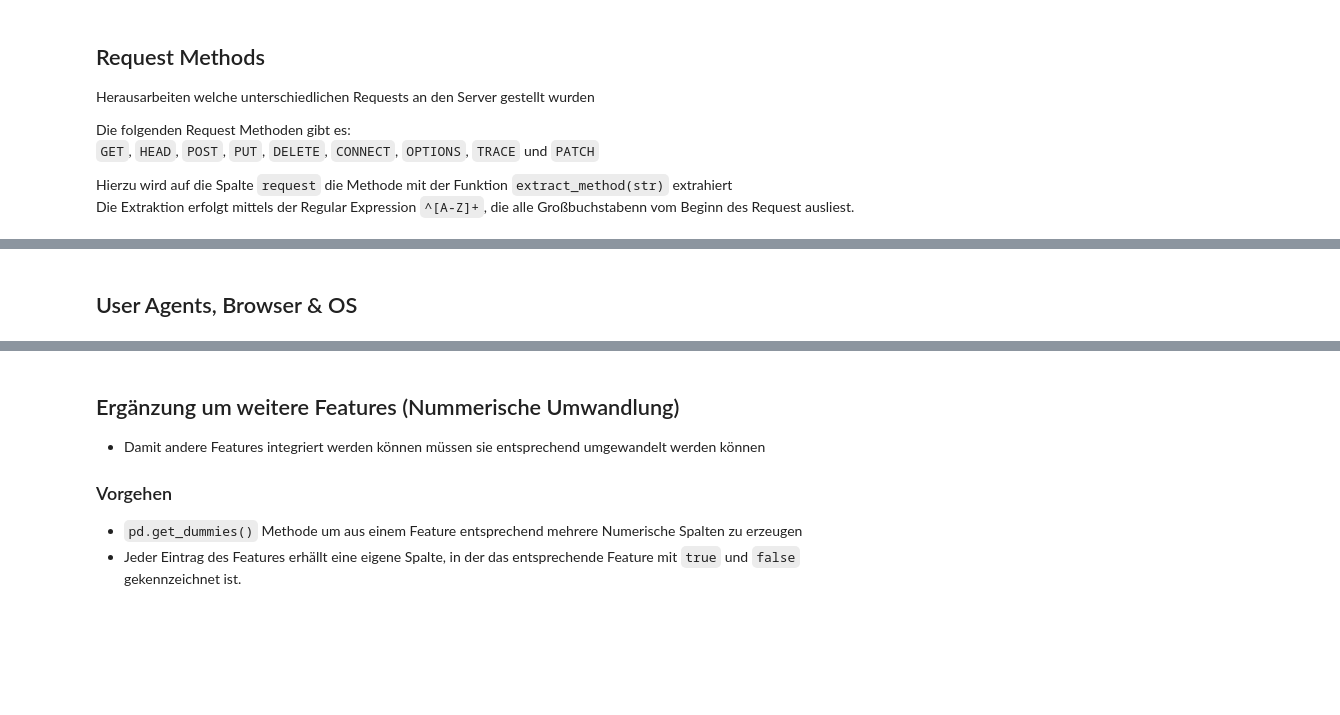
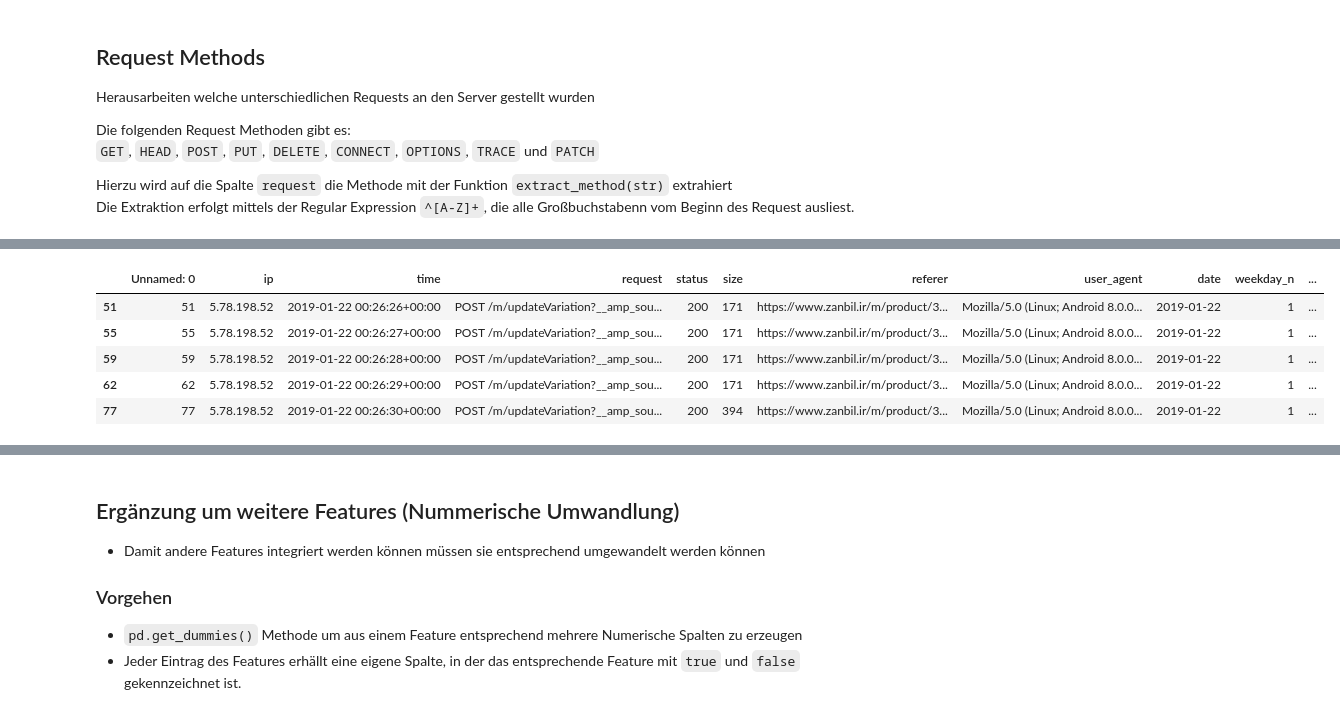
Before and after one commit to Flenz42/HSD-DAW-Pandas-SS23, a Jupyter notebook: project.ipynb, the cells around one changed output, grey strips where cells are left out. Saved outputs shown, nothing was run; the diff lists cells and outputs as text; code cells hidden in the pictures; blank space fills up the shorter version.

```diff
--- a/project.ipynb
+++ b/project.ipynb
@@ -280,4 +365,10 @@ method_counts_without_get.plot(kind='bar', title='Request Methods (excl. GET)',
 # %%
-access_log.loc[access_log['method'] == 'POST'].head()
+post_requests = access_log.loc[access_log['method'] == 'POST']
+post_requests.head()
+# %% [output]
+|  | Unnamed: 0 | ip | time | request | status | size | referer | user_agent | date | weekday_n | ... |
+| 51 | 51 | 5.78.198.52 | 2019-01-22 00:26:26+00:00 | POST /m/updateVariation?__amp_sou... | 200 | 171 | https://www.zanbil.ir/m/product/3... | Mozilla/5.0 (Linux; Android 8.0.0... | 2019-01-22 | 1 | ... |
+| 55 | 55 | 5.78.198.52 | 2019-01-22 00:26:27+00:00 | POST /m/updateVariation?__amp_sou... | 200 | 171 | https://www.zanbil.ir/m/product/3... | Mozilla/5.0 (Linux; Android 8.0.0... | 2019-01-22 | 1 | ... |
+| 59 | 59 | 5.78.198.52 | 2019-01-22 00:26:28+00:00 | POST /m/updateVariation?__amp_sou... | 200 | 171 | https://www.zanbil.ir/m/product/3... | Mozilla/5.0 (Linux; Android 8.0.0... | 2019-01-22 | 1 | ... |
+| 62 | 62 | 5.78.198.52 | 2019-01-22 00:26:29+00:00 | POST /m/updateVariation?__amp_sou... | 200 | 171 | https://www.zanbil.ir/m/product/3... | Mozilla/5.0 (Linux; Android 8.0.0... | 2019-01-22 | 1 | ... |
+| 77 | 77 | 5.78.198.52 | 2019-01-22 00:26:30+00:00 | POST /m/updateVariation?__amp_sou... | 200 | 394 | https://www.zanbil.ir/m/product/3... | Mozilla/5.0 (Linux; Android 8.0.0... | 2019-01-22 | 1 | ... |
-# %% [markdown]
-## User Agents, Browser & OS
```
Also changed, not shown: parts of 29 cells of this notebook.
